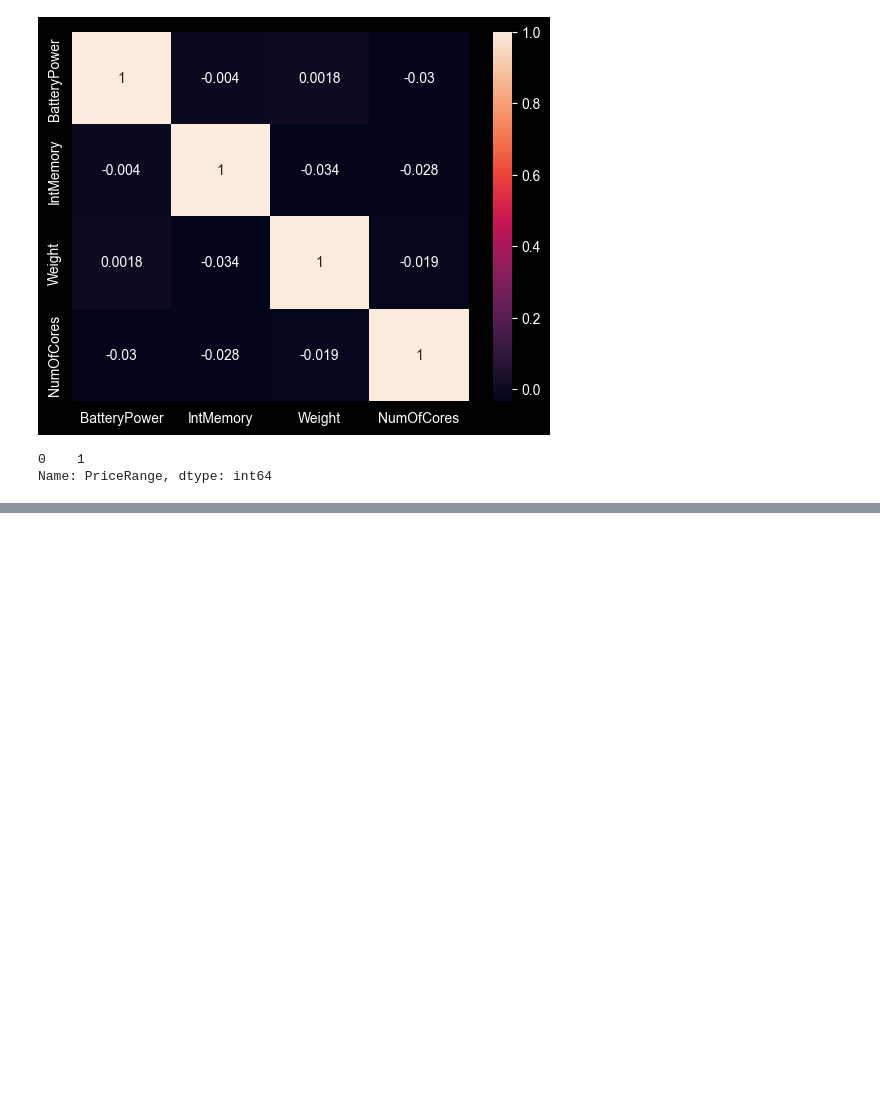
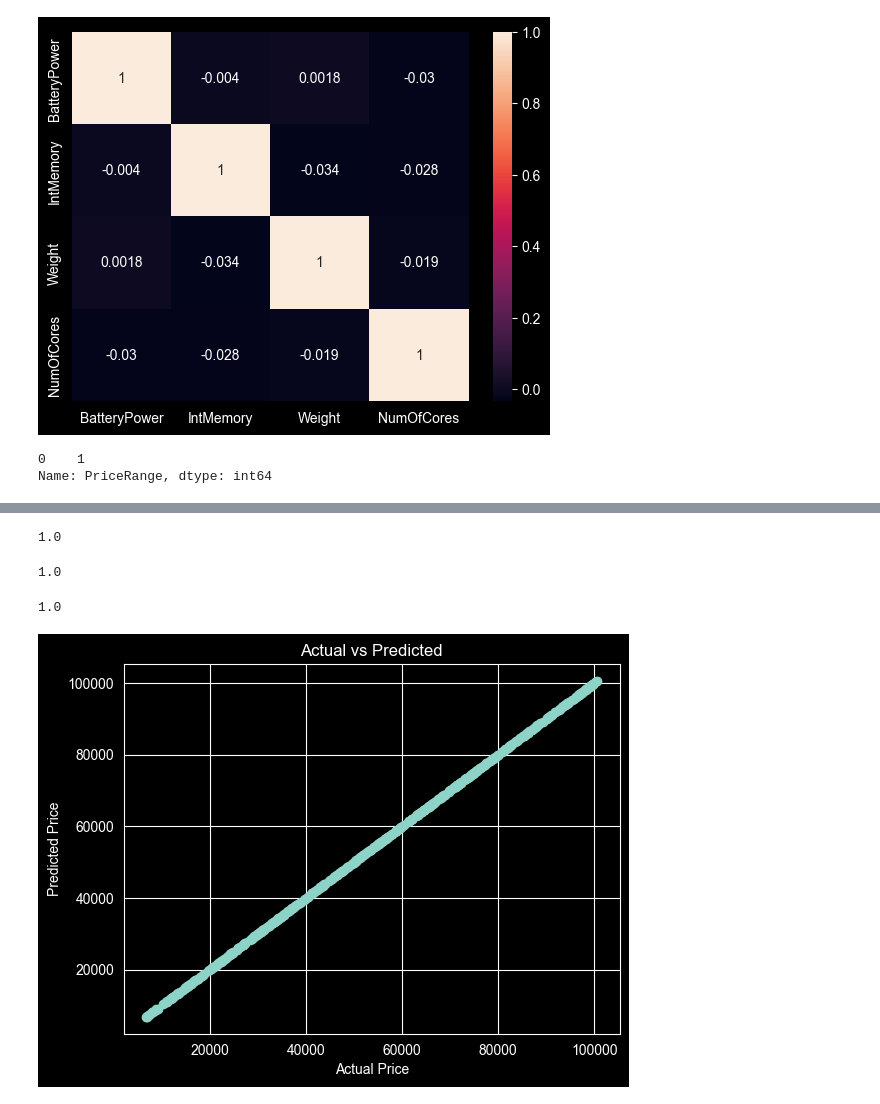
Before and after one commit to loplop05/Mobile-Price-Predection, a Jupyter notebook: Moblie Price Predection.ipynb, the cells around one changed output, grey strips where cells are left out. Cells and saved outputs as stored; diff of their text form; code cells hidden in the pictures; blank space fills up the shorter version.

Commit message:
Creating A pipline,Training Grid Model , Test , R2 Score

```diff
--- a/Moblie Price Predection.ipynb
+++ b/Moblie Price Predection.ipynb
@@ -118,0 +154,8 @@ X_test_scaled = scaler.transform(X_test)
+# %%
+pipe = Pipeline([
+    ('scaler',StandardScaler()),('model',LinearRegression())
+])
+# %%
+grid = GridSearchCV(param_grid = param_grid,estimator=pipe,scoring='r2',cv= 5)
+# %%
+grid.fit(X_train,y_train)
@@ -118,0 +182,2 @@ X_test_scaled = scaler.transform(X_test)
+# %%
+y_pred = grid.predict(X_test)
@@ -118,0 +192,4 @@ X_test_scaled = scaler.transform(X_test)
+# %%
+r2_score(y_test,y_pred)
+# %% [output]
+1.0
@@ -118,0 +198,4 @@ X_test_scaled = scaler.transform(X_test)
+# %%
+trainScore
+# %% [output]
+1.0
@@ -118,0 +204,14 @@ X_test_scaled = scaler.transform(X_test)
+# %%
+test_Score
+# %% [output]
+1.0
+# %%
+import matplotlib.pyplot as plt
+
+plt.scatter(y_test, y_pred)
+plt.xlabel("Actual Price")
+plt.ylabel("Predicted Price")
+plt.title("Actual vs Predicted")
+plt.show()
+# %% [output]
+[figure, added]
```
Also changed, not shown: parts of 8 cells of this notebook.
